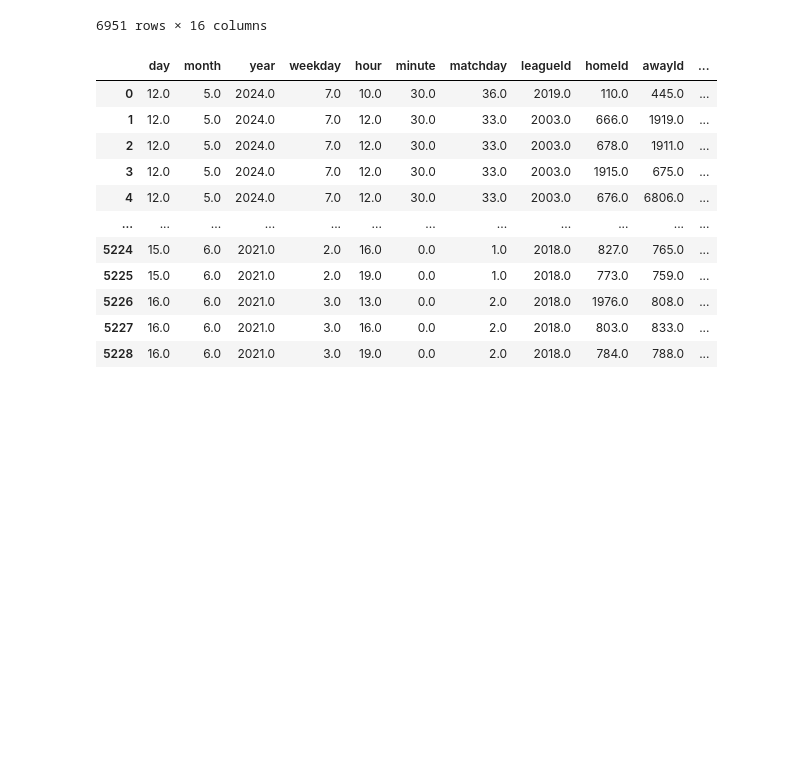
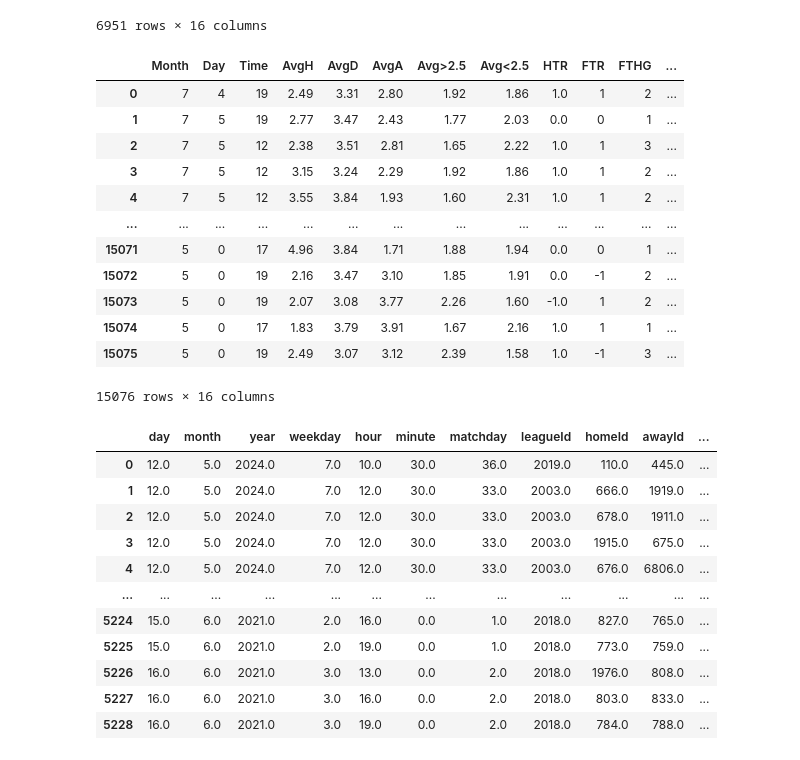
Before and after one commit to lebyanelm/neural-trained-models, a Jupyter notebook: ipynb/data_collection.ipynb, the cells around one changed output. Cells and saved outputs as stored; diff of their text form; code cells hidden in the pictures; blank space fills up the shorter version.

```diff
--- a/ipynb/data_collection.ipynb
+++ b/ipynb/data_collection.ipynb
@@ -219,6 +218,24 @@ DATA_NUMERIC
 | 6951 | 16.0 | 6.0 | 2021.0 | 3.0 | 16.0 | 0.0 | 2.0 | 2018.0 | 803.0 | 833.0 | ... |
 | 6952 | 16.0 | 6.0 | 2021.0 | 3.0 | 19.0 | 0.0 | 2.0 | 2018.0 | 784.0 | 788.0 | ... |
 6951 rows × 16 columns
+# %%
+# READ ALREADY SCRAPED DATA
+DATA_NUMERIC = pd.read_csv("../relative_datasets/raw/odds_training.csv")
+DATA_NUMERIC
+# %% [output]
+|  | Month | Day | Time | AvgH | AvgD | AvgA | Avg>2.5 | Avg<2.5 | HTR | FTR | FTHG | ... |
+| 0 | 7 | 4 | 19 | 2.49 | 3.31 | 2.80 | 1.92 | 1.86 | 1.0 | 1 | 2 | ... |
+| 1 | 7 | 5 | 19 | 2.77 | 3.47 | 2.43 | 1.77 | 2.03 | 0.0 | 0 | 1 | ... |
+| 2 | 7 | 5 | 12 | 2.38 | 3.51 | 2.81 | 1.65 | 2.22 | 1.0 | 1 | 3 | ... |
+| 3 | 7 | 5 | 12 | 3.15 | 3.24 | 2.29 | 1.92 | 1.86 | 1.0 | 1 | 2 | ... |
+| 4 | 7 | 5 | 12 | 3.55 | 3.84 | 1.93 | 1.60 | 2.31 | 1.0 | 1 | 2 | ... |
+| ... | ... | ... | ... | ... | ... | ... | ... | ... | ... | ... | ... | ... |
+| 15071 | 5 | 0 | 17 | 4.96 | 3.84 | 1.71 | 1.88 | 1.94 | 0.0 | 0 | 1 | ... |
+| 15072 | 5 | 0 | 19 | 2.16 | 3.47 | 3.10 | 1.85 | 1.91 | 0.0 | -1 | 2 | ... |
+| 15073 | 5 | 0 | 19 | 2.07 | 3.08 | 3.77 | 2.26 | 1.60 | -1.0 | 1 | 2 | ... |
+| 15074 | 5 | 0 | 17 | 1.83 | 3.79 | 3.91 | 1.67 | 2.16 | 1.0 | 1 | 1 | ... |
+| 15075 | 5 | 0 | 19 | 2.49 | 3.07 | 3.12 | 2.39 | 1.58 | 1.0 | -1 | 3 | ... |
+15076 rows × 16 columns
 # %%
 # REMOVE DRAW GAMES
 DATA_NUMERIC = DATA_NUMERIC[DATA_NUMERIC.scoreHomeFt != DATA_NUMERIC.scoreAwayFt].reset_index(drop=True)
```
Also changed, not shown: parts of 3 cells of this notebook, 5 other files.
